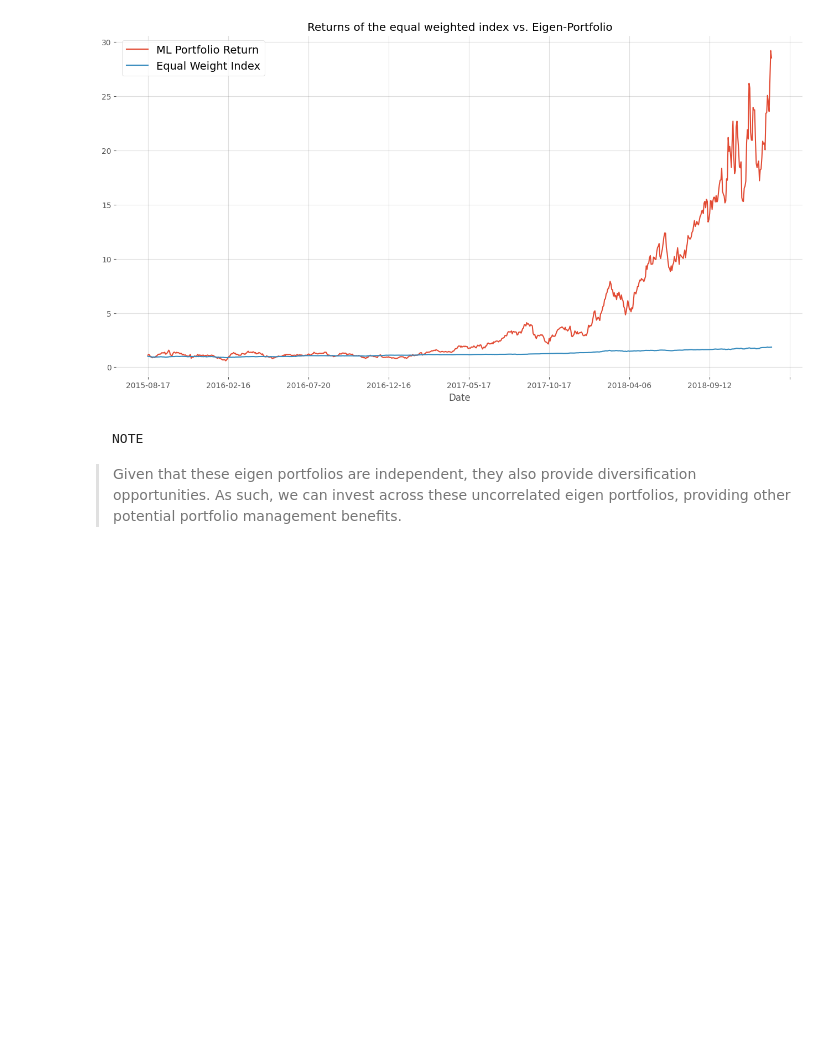
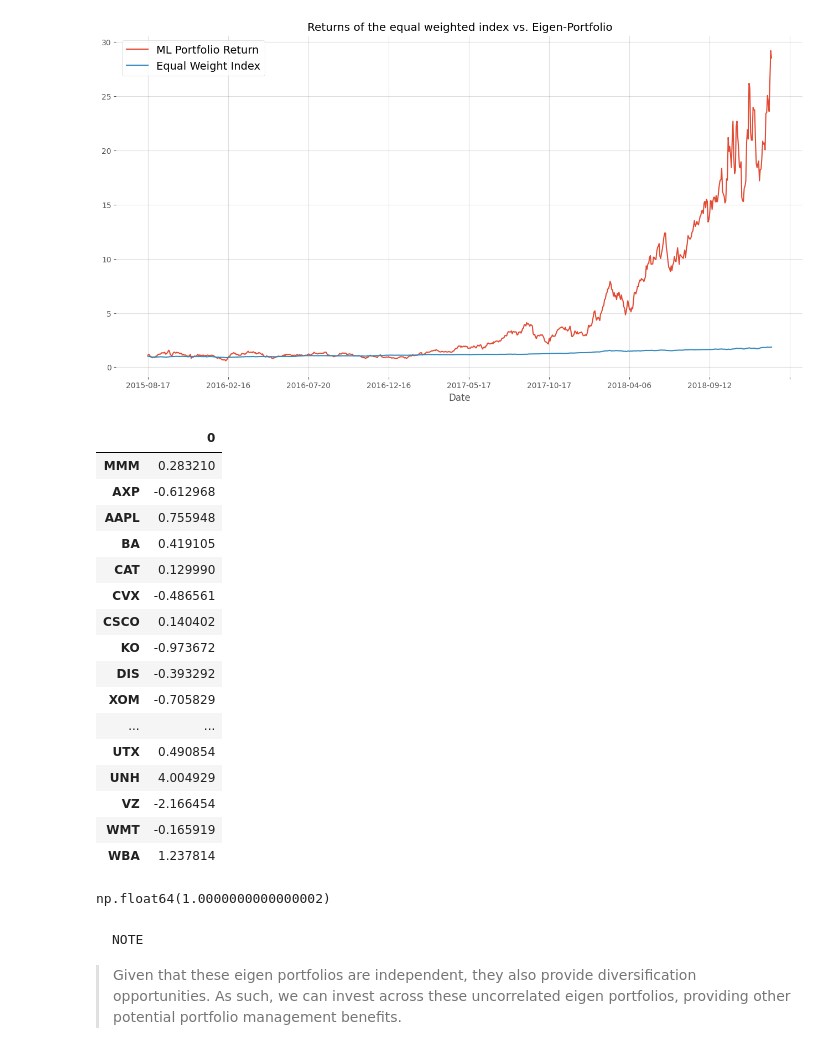
Before and after one commit to changjulian17/qf627, a Jupyter notebook: Lesson 7/QF627_Lesson07_ML_Portfolio_Management_with_PCA.ipynb, the cells around one changed output. Cells and saved outputs as stored; diff of their text form; code cells hidden in the pictures; blank space fills up the shorter version.

```diff
--- a/Lesson 7/QF627_Lesson07_ML_Portfolio_Management_with_PCA.ipynb
+++ b/Lesson 7/QF627_Lesson07_ML_Portfolio_Management_with_PCA.ipynb
@@ -1215,6 +1241,30 @@ Return = 196.11%
 Volatility = 93.66%
 Sharpe = 2.09
 [figure]
+# %%
+pd.DataFrame(weights[5], index =topPortfolios.columns)
+# %% [output]
+|  | 0 |
+| MMM | 0.283210 |
+| AXP | -0.612968 |
+| AAPL | 0.755948 |
+| BA | 0.419105 |
+| CAT | 0.129990 |
+| CVX | -0.486561 |
+| CSCO | 0.140402 |
+| KO | -0.973672 |
+| DIS | -0.393292 |
+| XOM | -0.705829 |
+| ... | ... |
+| UTX | 0.490854 |
+| UNH | 4.004929 |
+| VZ | -2.166454 |
+| WMT | -0.165919 |
+| WBA | 1.237814 |
+# %%
+weights[5].sum()
+# %% [output]
+np.float64(1.0000000000000002)
 # %% [markdown]
     NOTE
 
```
Also changed, not shown: parts of 2 cells of this notebook, 5 other files.
